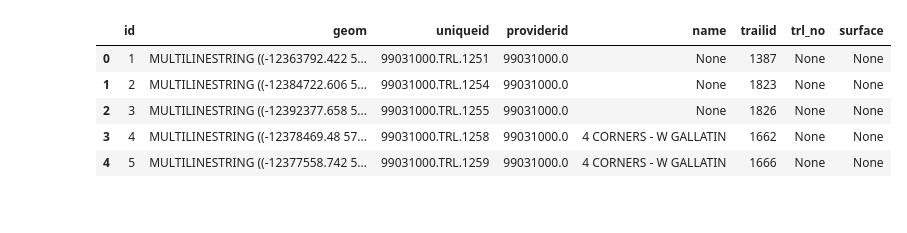
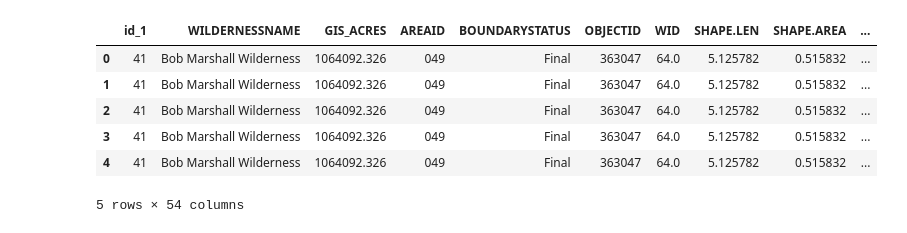
Before and after one commit to matthewcluck/missoula_hike, a Jupyter notebook: processing.ipynb, the cells around one changed output. Cells and saved outputs as stored; diff of their text form; code cells hidden in the pictures.

Commit message:
Cleaned, transformed and plotted all spatial datasets

```diff
--- a/processing.ipynb
+++ b/processing.ipynb
@@ -14,8 +8,8 @@ DB_PASSWORD: your_password
 # %%
-# Connect to postgis database
+# Connect to postgis database, read in tables as geopandas geodataframes
 load_dotenv()
 
-conn = psycopg2.connect(dbname="spatial_db", user="postgres", password=os.getenv('DB_PASSWORD'), host="localhost", port="5432")
+conn = psycopg2.connect(dbname="spatial_db", user=os.getenv('DB_USERNAME'), password=os.getenv('DB_PASSWORD'), host="localhost", port="5432")
 
 states_query = 'SELECT * FROM "States";'
 parcels_query = 'SELECT * FROM "Missoula_Parcels";'
@@ -27,5 +21,4 @@ parcels_gdf = gpd.read_postgis(parcels_query, conn, geom_col="geom")
 nwa_gdf = gpd.read_postgis(nwa_query, conn, geom_col="geom")
 trails_gdf = gpd.read_postgis(trails_query, conn, geom_col="geom")
 
-# Close connection
 conn.close()
@@ -33,0 +25,7 @@ OperationalError: connection to server at "localhost" (::1), port 5432 failed: F
+# %%
+# Select Montana from States GDF, set all GDF to EPSG 6514, subset nwa_gdf to only Montana
+montana_gdf = states_gdf[states_gdf["state"] == 'MT']
+montana_gdf = montana_gdf.to_crs(epsg=6514)
+trails_gdf = trails_gdf.to_crs(epsg=6514)
+nwa_gdf = nwa_gdf.to_crs(epsg=6514)
+nwa_montana_gdf = gpd.overlay(nwa_gdf, montana_gdf, how="intersection")
@@ -34,9 +44,14 @@ OperationalError: connection to server at "localhost" (::1), port 5432 failed: F
+# %%
+# Select only NWA polygons and trails intersecting Missoula county
+trails_missoula_gdf = gpd.overlay(trails_gdf, parcels_gdf, how="intersection")
+nwa_missoula_gdf = gpd.overlay(nwa_gdf, parcels_gdf, how="intersection")
 # %%
-trails_gdf.head()
+nwa_missoula_gdf.head()
 # %% [output]
-|  | id | geom | uniqueid | providerid | name | trailid | trl_no | surface |
-| 0 | 1 | MULTILINESTRING ((-12363792.422 5... | 99031000.TRL.1251 | 99031000.0 | None | 1387 | None | None |
-| 1 | 2 | MULTILINESTRING ((-12384722.606 5... | 99031000.TRL.1254 | 99031000.0 | None | 1823 | None | None |
-| 2 | 3 | MULTILINESTRING ((-12392377.658 5... | 99031000.TRL.1255 | 99031000.0 | None | 1826 | None | None |
-| 3 | 4 | MULTILINESTRING ((-12378469.48 57... | 99031000.TRL.1258 | 99031000.0 | 4 CORNERS - W GALLATIN | 1662 | None | None |
-| 4 | 5 | MULTILINESTRING ((-12377558.742 5... | 99031000.TRL.1259 | 99031000.0 | 4 CORNERS - W GALLATIN | 1666 | None | None |
+|  | id_1 | WILDERNESSNAME | GIS_ACRES | AREAID | BOUNDARYSTATUS | OBJECTID | WID | SHAPE.LEN | SHAPE.AREA | ... |
+| 0 | 41 | Bob Marshall Wilderness | 1064092.326 | 049 | Final | 363047 | 64.0 | 5.125782 | 0.515832 | ... |
+| 1 | 41 | Bob Marshall Wilderness | 1064092.326 | 049 | Final | 363047 | 64.0 | 5.125782 | 0.515832 | ... |
+| 2 | 41 | Bob Marshall Wilderness | 1064092.326 | 049 | Final | 363047 | 64.0 | 5.125782 | 0.515832 | ... |
+| 3 | 41 | Bob Marshall Wilderness | 1064092.326 | 049 | Final | 363047 | 64.0 | 5.125782 | 0.515832 | ... |
+| 4 | 41 | Bob Marshall Wilderness | 1064092.326 | 049 | Final | 363047 | 64.0 | 5.125782 | 0.515832 | ... |
+5 rows × 54 columns
```
Also changed, not shown: parts of 5 cells of this notebook, 1 other file.
